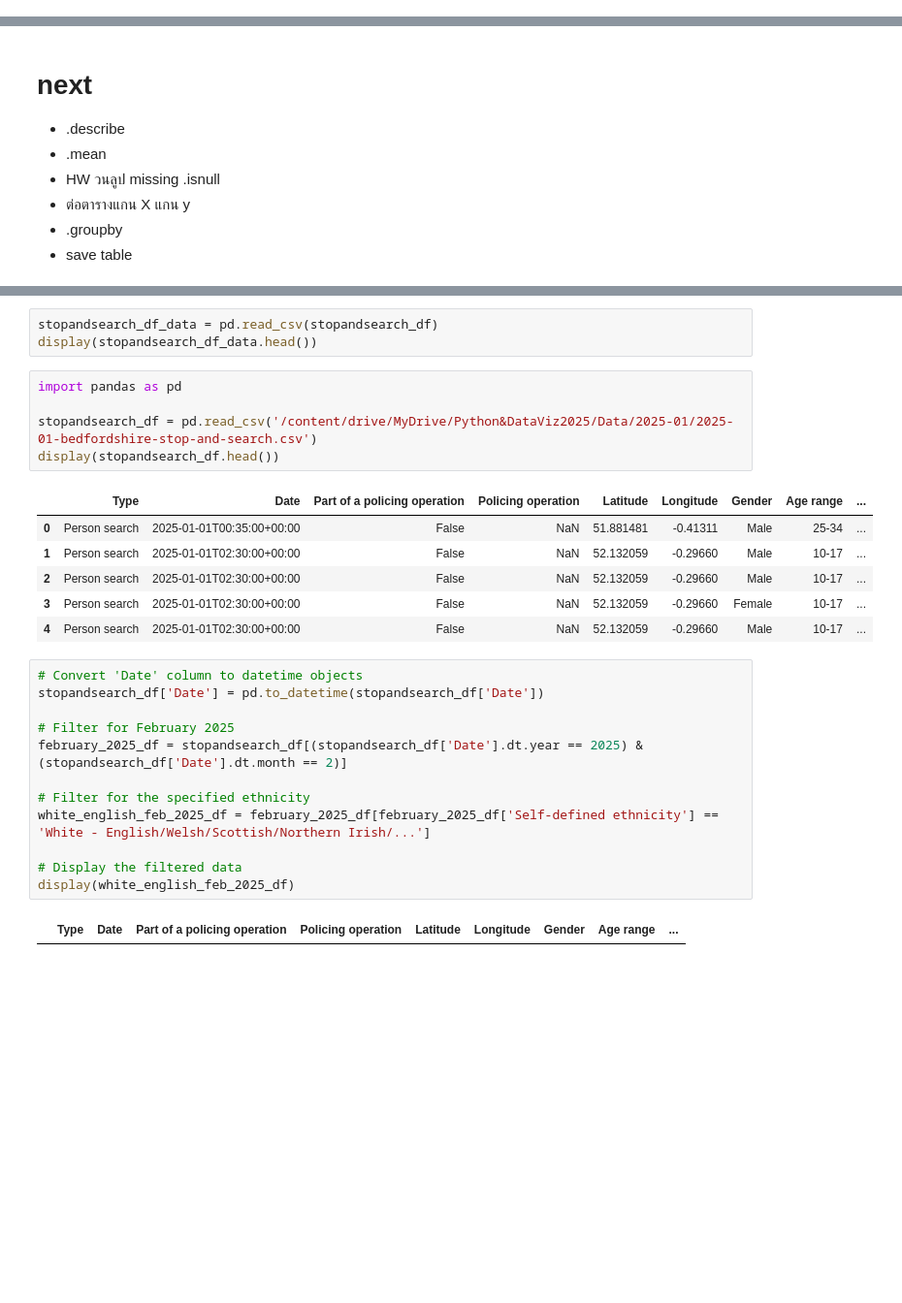
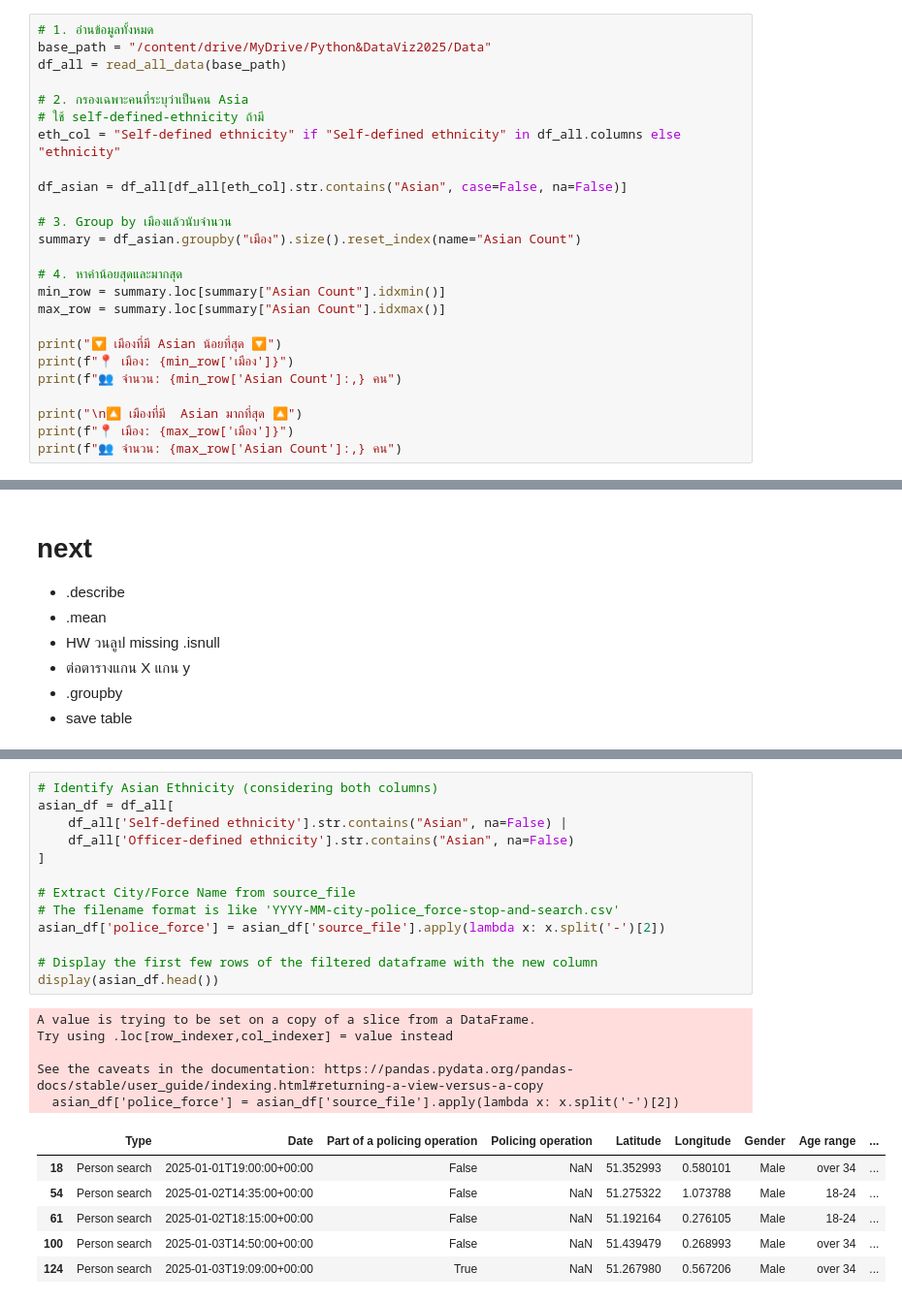
Before and after one commit to bamSirikorn/dataviz2025, a Jupyter notebook: Pandas_101_2025.ipynb, the cells around one changed output, grey strips where cells are left out. Shown: that part at 97% size. Saved outputs shown, nothing was run; the diff lists cells and outputs as text; blank space fills up the shorter version.

```diff
--- a/Pandas_101_2025.ipynb
+++ b/Pandas_101_2025.ipynb
@@ -246,0 +410,25 @@ commit ว่า Table  qutury
+# %%
+# 1. อ่านข้อมูลทั้งหมด
+base_path = "/content/drive/MyDrive/Python&DataViz2025/Data"
+df_all = read_all_data(base_path)
+
+# 2. กรองเฉพาะคนที่ระบุว่าเป็นคน Asia
+# ใช้ self-defined-ethnicity ถ้ามี
+eth_col = "Self-defined ethnicity" if "Self-defined ethnicity" in df_all.columns else "ethnicity"
+
+df_asian = df_all[df_all[eth_col].str.contains("Asian", case=False, na=False)]
+
+# 3. Group by เมืองแล้วนับจำนวน
+summary = df_asian.groupby("เมือง").size().reset_index(name="Asian Count")
+
+# 4. หาค่าน้อยสุดและมากสุด
+min_row = summary.loc[summary["Asian Count"].idxmin()]
+max_row = summary.loc[summary["Asian Count"].idxmax()]
+
+print("🔽 เมืองที่มี Asian น้อยที่สุด 🔽")
+print(f"📍 เมือง: {min_row['เมือง']}")
+print(f"👥 จำนวน: {min_row['Asian Count']:,} คน")
+
+print("\n🔼 เมืองที่มี  Asian มากที่สุด 🔼")
+print(f"📍 เมือง: {max_row['เมือง']}")
+print(f"👥 จำนวน: {max_row['Asian Count']:,} คน")
@@ -774,29 +968,25 @@ The error occurred because the `pd.read_csv()` function requires a file path to
-# %%
-stopandsearch_df_data = pd.read_csv(stopandsearch_df)
-display(stopandsearch_df_data.head())
-# %%
-import pandas as pd
-
-stopandsearch_df = pd.read_csv('/content/drive/MyDrive/Python&DataViz2025/Data/2025-01/2025-01-bedfordshire-stop-and-search.csv')
-display(stopandsearch_df.head())
-# %% [output]
-|  | Type | Date | Part of a policing operation | Policing operation | Latitude | Longitude | Gender | Age range | ... |
-| 0 | Person search | 2025-01-01T00:35:00+00:00 | False | NaN | 51.881481 | -0.41311 | Male | 25-34 | ... |
-| 1 | Person search | 2025-01-01T02:30:00+00:00 | False | NaN | 52.132059 | -0.29660 | Male | 10-17 | ... |
-| 2 | Person search | 2025-01-01T02:30:00+00:00 | False | NaN | 52.132059 | -0.29660 | Male | 10-17 | ... |
-| 3 | Person search | 2025-01-01T02:30:00+00:00 | False | NaN | 52.132059 | -0.29660 | Female | 10-17 | ... |
-| 4 | Person search | 2025-01-01T02:30:00+00:00 | False | NaN | 52.132059 | -0.29660 | Male | 10-17 | ... |
-# %%
-# Convert 'Date' column to datetime objects
-stopandsearch_df['Date'] = pd.to_datetime(stopandsearch_df['Date'])
-
-# Filter for February 2025
-february_2025_df = stopandsearch_df[(stopandsearch_df['Date'].dt.year == 2025) & (stopandsearch_df['Date'].dt.month == 2)]
-
-# Filter for the specified ethnicity
-white_english_feb_2025_df = february_2025_df[february_2025_df['Self-defined ethnicity'] == 'White - English/Welsh/Scottish/Northern Irish/...']
-
-# Display the filtered data
-display(white_english_feb_2025_df)
-# %% [output]
-|  | Type | Date | Part of a policing operation | Policing operation | Latitude | Longitude | Gender | Age range | ... |
+# %%
+# Identify Asian Ethnicity (considering both columns)
+asian_df = df_all[
+    df_all['Self-defined ethnicity'].str.contains("Asian", na=False) |
+    df_all['Officer-defined ethnicity'].str.contains("Asian", na=False)
+]
+
+# Extract City/Force Name from source_file
+# The filename format is like 'YYYY-MM-city-police_force-stop-and-search.csv'
+asian_df['police_force'] = asian_df['source_file'].apply(lambda x: x.split('-')[2])
+
+# Display the first few rows of the filtered dataframe with the new column
+display(asian_df.head())
+# %% [output]
+A value is trying to be set on a copy of a slice from a DataFrame.
+Try using .loc[row_indexer,col_indexer] = value instead
+
+See the caveats in the documentation: https://pandas.pydata.org/pandas-docs/stable/user_guide/indexing.html#returning-a-view-versus-a-copy
+  asian_df['police_force'] = asian_df['source_file'].apply(lambda x: x.split('-')[2])
+|  | Type | Date | Part of a policing operation | Policing operation | Latitude | Longitude | Gender | Age range | ... |
+| 18 | Person search | 2025-01-01T19:00:00+00:00 | False | NaN | 51.352993 | 0.580101 | Male | over 34 | ... |
+| 54 | Person search | 2025-01-02T14:35:00+00:00 | False | NaN | 51.275322 | 1.073788 | Male | 18-24 | ... |
+| 61 | Person search | 2025-01-02T18:15:00+00:00 | False | NaN | 51.192164 | 0.276105 | Male | 18-24 | ... |
+| 100 | Person search | 2025-01-03T14:50:00+00:00 | False | NaN | 51.439479 | 0.268993 | Male | over 34 | ... |
+| 124 | Person search | 2025-01-03T19:09:00+00:00 | True | NaN | 51.267980 | 0.567206 | Male | over 34 | ... |
```
Also changed, not shown: parts of 53 cells of this notebook.
